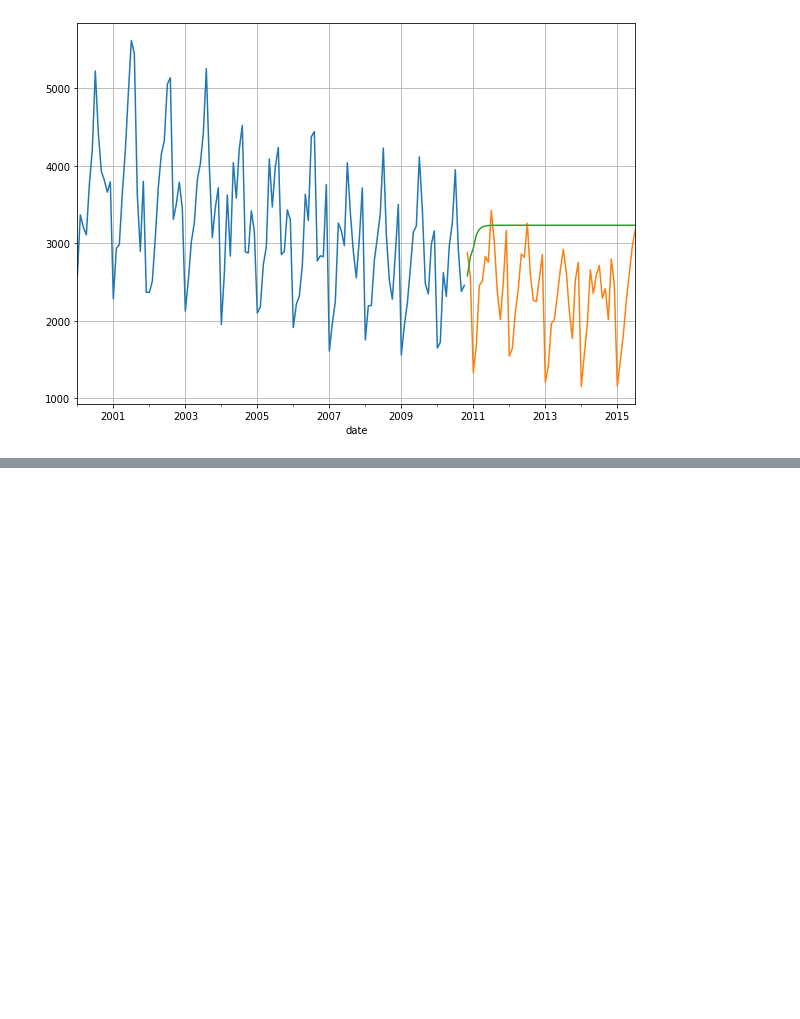
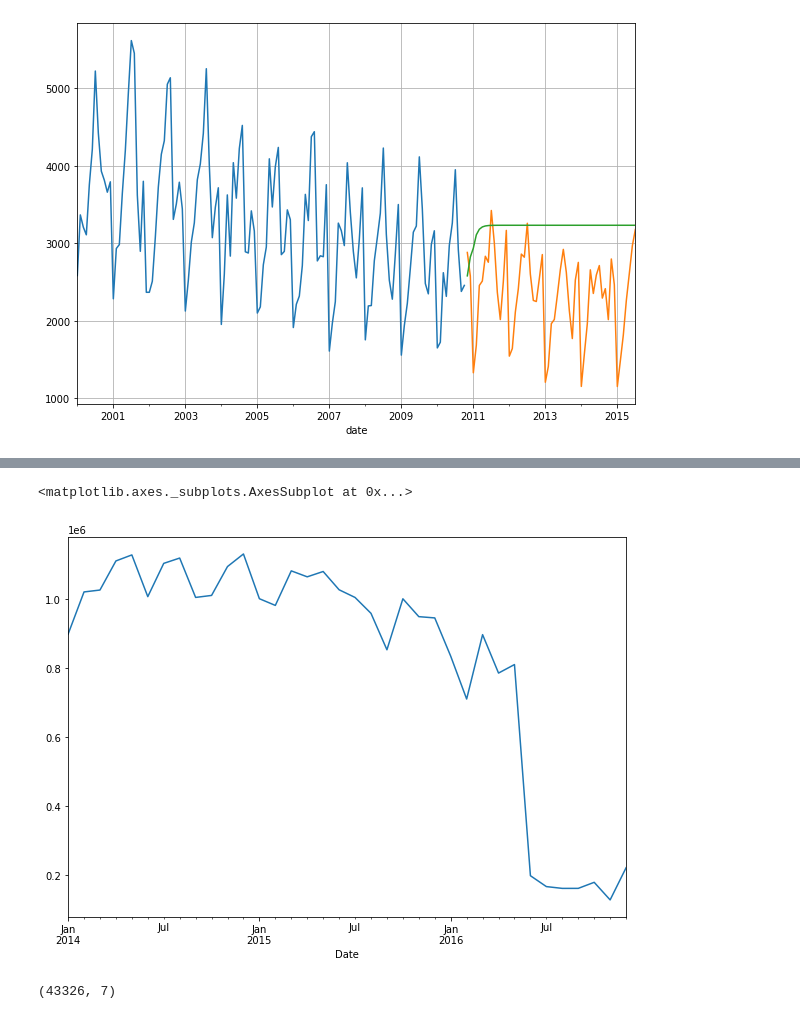
Before and after one commit to rishicarter/Code_dump, a Jupyter notebook: Time_Series_fundamentals.ipynb, the cells around one changed output, grey strips where cells are left out. Cells and saved outputs as stored; diff of their text form; code cells hidden in the pictures; blank space fills up the shorter version.

```diff
--- a/Time_Series_fundamentals.ipynb
+++ b/Time_Series_fundamentals.ipynb
@@ -1450,0 +1524,2 @@ plt.show();
+# %%
+df_test = storedf.resample('M').sum()
@@ -1450,0 +1536,9 @@ plt.show();
+# %%
+df_test.Customers.plot()
+# %% [output]
+<matplotlib.axes._subplots.AxesSubplot at 0x...>
+[figure, added]
+# %%
+storedf.shape
+# %% [output]
+(43326, 7)
```
Also changed, not shown: parts of 54 cells of this notebook.
